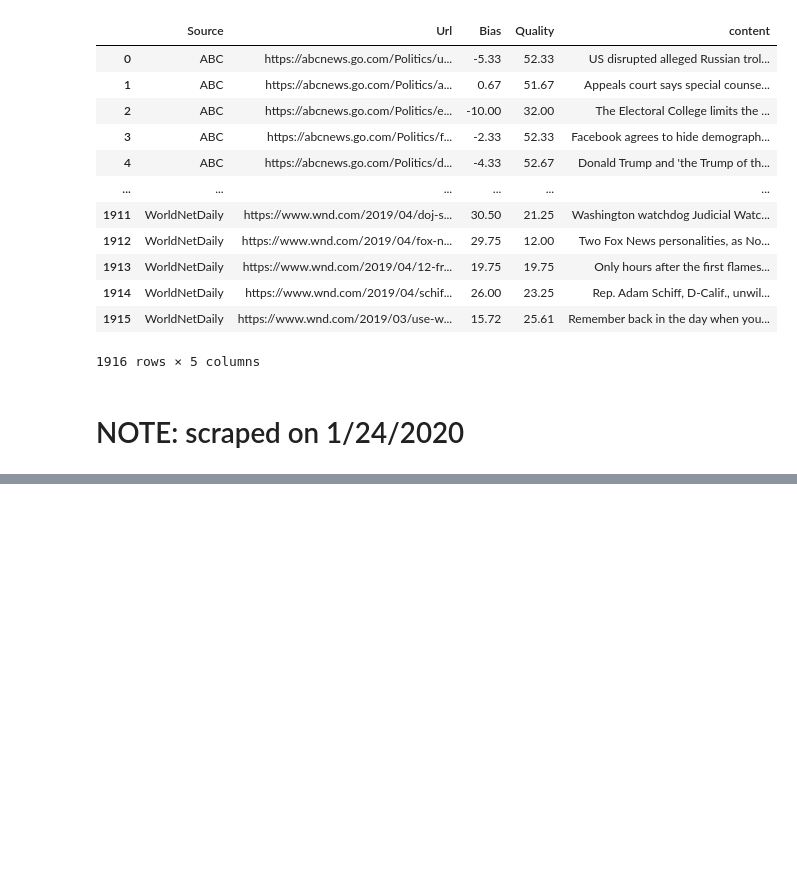
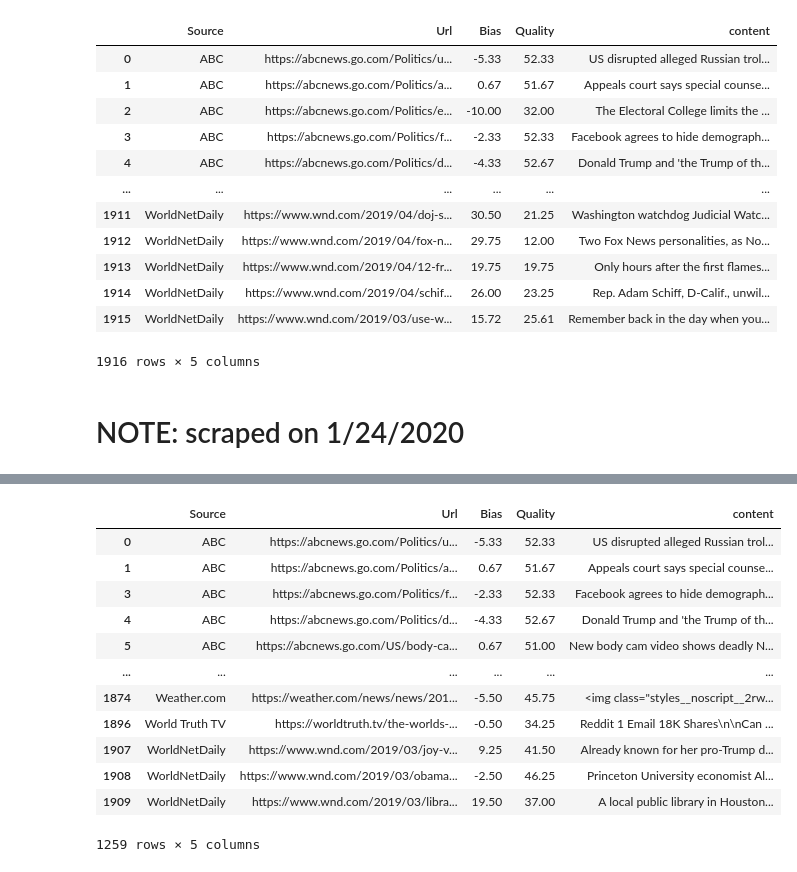
Before and after one commit to WarmCyan/news-bias-research, a Jupyter notebook: notebooks/13_ArticleLevel.ipynb, the cells around one changed output, grey strips where cells are left out. Drawn from its saved outputs; the diff is of its cells as text; code cells hidden in the pictures; blank space fills up the shorter version.

```diff
--- a/notebooks/13_ArticleLevel.ipynb
+++ b/notebooks/13_ArticleLevel.ipynb
@@ -88,3 +88,6 @@ df
 df.to_pickle("../data/raw/mbc_scraped.pkl")
 # %% [markdown]
 # NOTE: scraped on 1/24/2020
+# %%
+df_clean = df[df.content.notnull()]
+df_clean
@@ -90,0 +108,17 @@ df.to_pickle("../data/raw/mbc_scraped.pkl")
+# %%
+reliable_df = df_clean[df_clean.Quality > 32]
+reliable_df
+# %% [output]
+|  | Source | Url | Bias | Quality | content |
+| 0 | ABC | https://abcnews.go.com/Politics/u... | -5.33 | 52.33 | US disrupted alleged Russian trol... |
+| 1 | ABC | https://abcnews.go.com/Politics/a... | 0.67 | 51.67 | Appeals court says special counse... |
+| 3 | ABC | https://abcnews.go.com/Politics/f... | -2.33 | 52.33 | Facebook agrees to hide demograph... |
+| 4 | ABC | https://abcnews.go.com/Politics/d... | -4.33 | 52.67 | Donald Trump and 'the Trump of th... |
+| 5 | ABC | https://abcnews.go.com/US/body-ca... | 0.67 | 51.00 | New body cam video shows deadly N... |
+| ... | ... | ... | ... | ... | ... |
+| 1874 | Weather.com | https://weather.com/news/news/201... | -5.50 | 45.75 | <img class="styles__noscript__2rw... |
+| 1896 | World Truth TV | https://worldtruth.tv/the-worlds-... | -0.50 | 34.25 | Reddit 1 Email 18K Shares\n\nCan ... |
+| 1907 | WorldNetDaily | https://www.wnd.com/2019/03/joy-v... | 9.25 | 41.50 | Already known for her pro-Trump d... |
+| 1908 | WorldNetDaily | https://www.wnd.com/2019/03/obama... | -2.50 | 46.25 | Princeton University economist Al... |
+| 1909 | WorldNetDaily | https://www.wnd.com/2019/03/libra... | 19.50 | 37.00 | A local public library in Houston... |
+1259 rows × 5 columns
```
Also changed, not shown: parts of 5 cells of this notebook, 10 other files.
